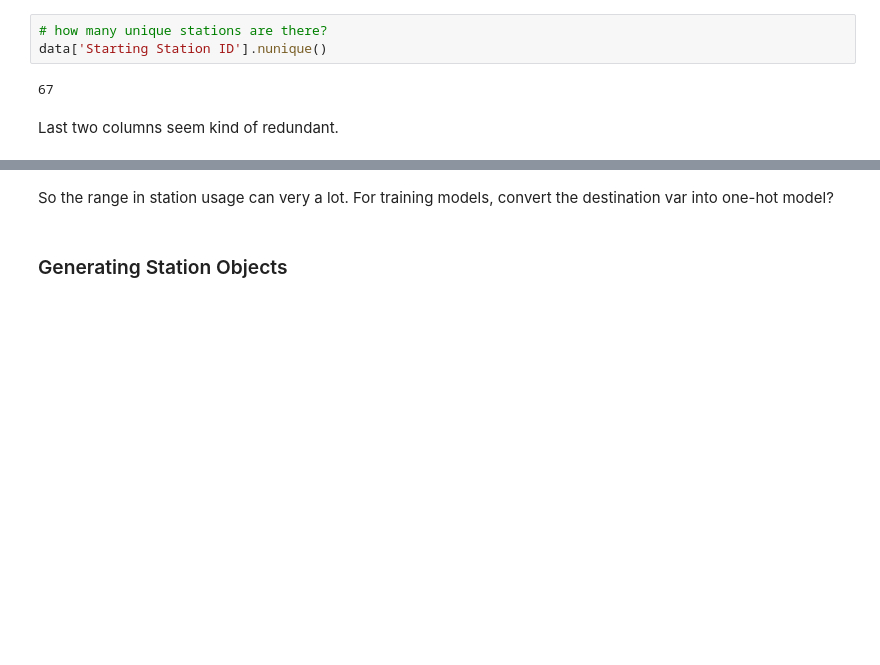
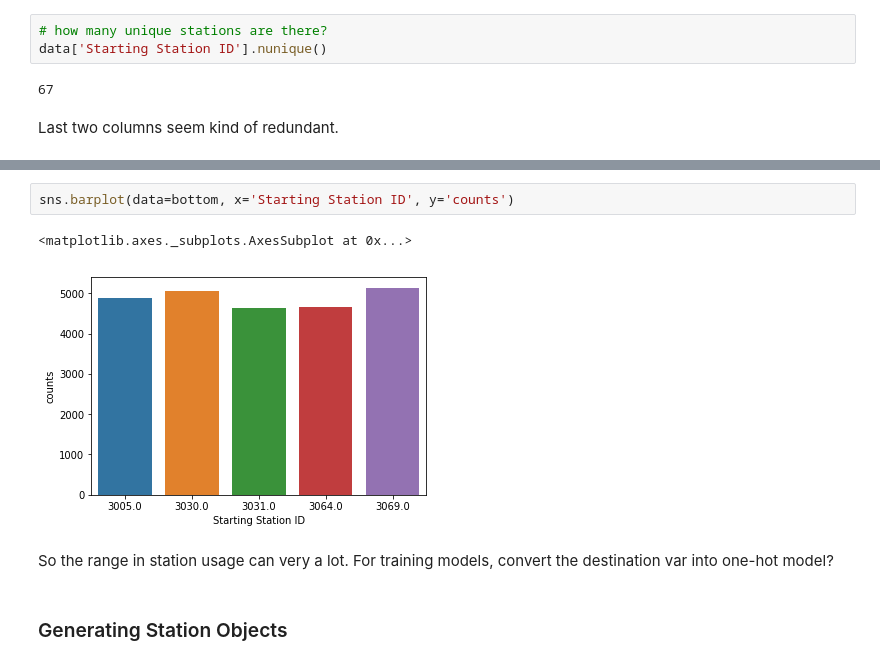
Before and after one commit to gkim98/capital-one-bike-challenge, a Jupyter notebook: bike-share-analysis/ExploratoryAnalysis.ipynb, the cells around one changed output, grey strips where cells are left out. Saved outputs shown, nothing was run; the diff lists cells and outputs as text; blank space fills up the shorter version.

```diff
--- a/bike-share-analysis/ExploratoryAnalysis.ipynb
+++ b/bike-share-analysis/ExploratoryAnalysis.ipynb
@@ -69,3 +77,8 @@ BOTTOM STATIONS
+# %%
+sns.barplot(data=bottom, x='Starting Station ID', y='counts')
+# %% [output]
+<matplotlib.axes._subplots.AxesSubplot at 0x...>
+[figure, added]
 # %% [markdown]
 So the range in station usage can very a lot. For training models, convert the destination var into one-hot model?
 # %% [markdown]
```
Also changed, not shown: parts of 3 cells of this notebook, 12 other files.
